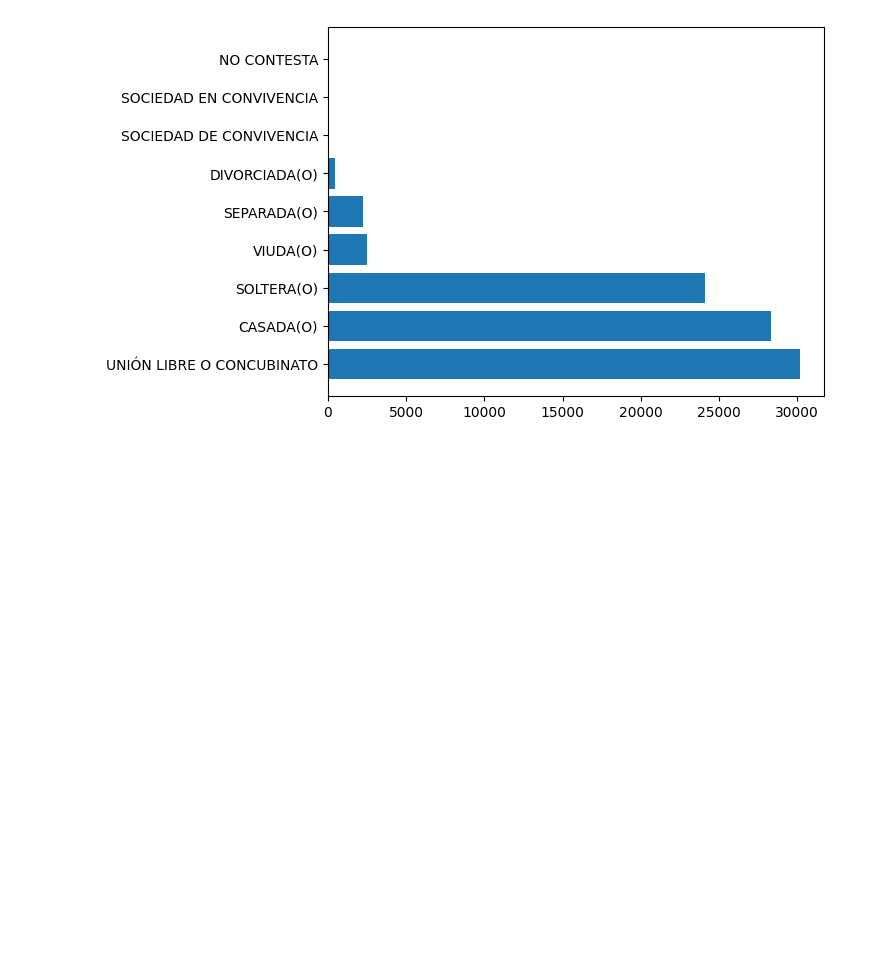
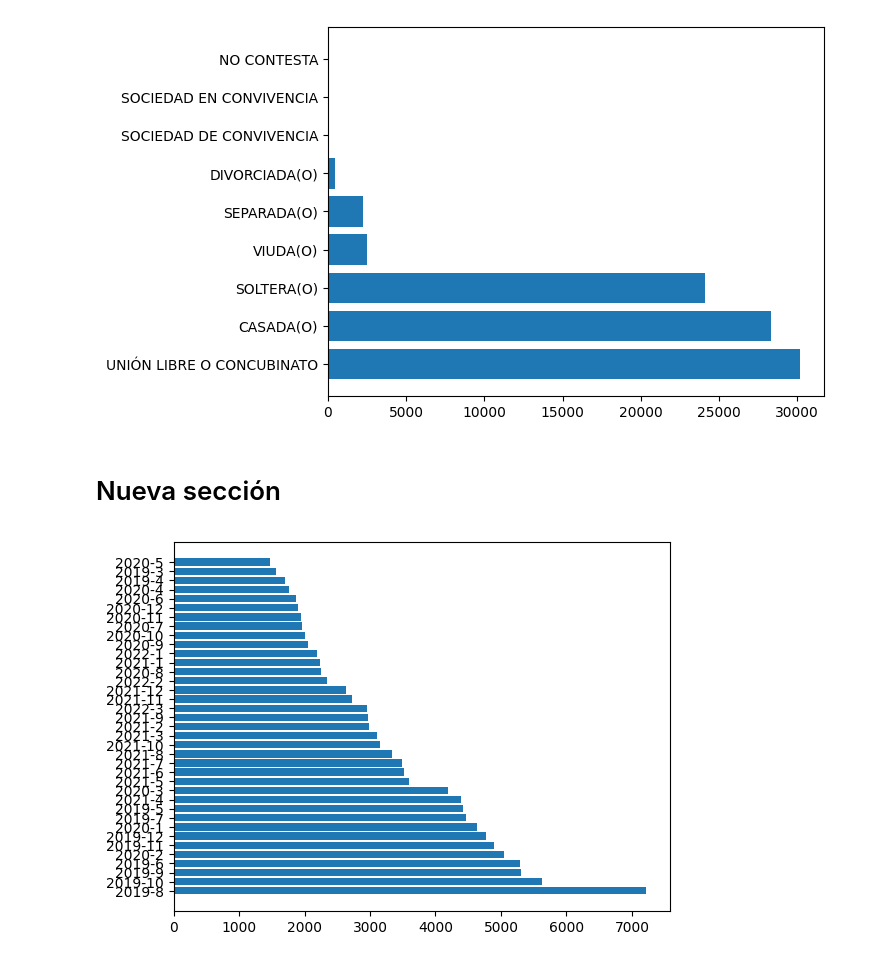
Before and after one commit to carazobrayan/Laboratorio104., a Jupyter notebook: LABORATORIO3_ALVAREZ.ipynb, the cells around one changed output. Cells and saved outputs as stored; diff of their text form; code cells hidden in the pictures; blank space fills up the shorter version.

```diff
--- a/LABORATORIO3_ALVAREZ.ipynb
+++ b/LABORATORIO3_ALVAREZ.ipynb
@@ -26,3 +26,15 @@ plt.barh( conteo.index, conteo)
 plt.show()
 # %% [output]
 [figure]
+# %% [markdown]
+# Nueva sección
+# %%
+import pandas as pd
+import matplotlib.pyplot as plt
+path ="/content/drive/MyDrive/conjunto de datos/atenciones_abogadas_de_las_mujeres (2) - atenciones_abogadas_de_las_mujeres (2).csv"
+df = pd.read_csv(path)
+conteo = df["anio_mes"].value_counts()
+plt.barh( conteo.index, conteo)
+plt.show()
+# %% [output]
+[figure, added]
```
